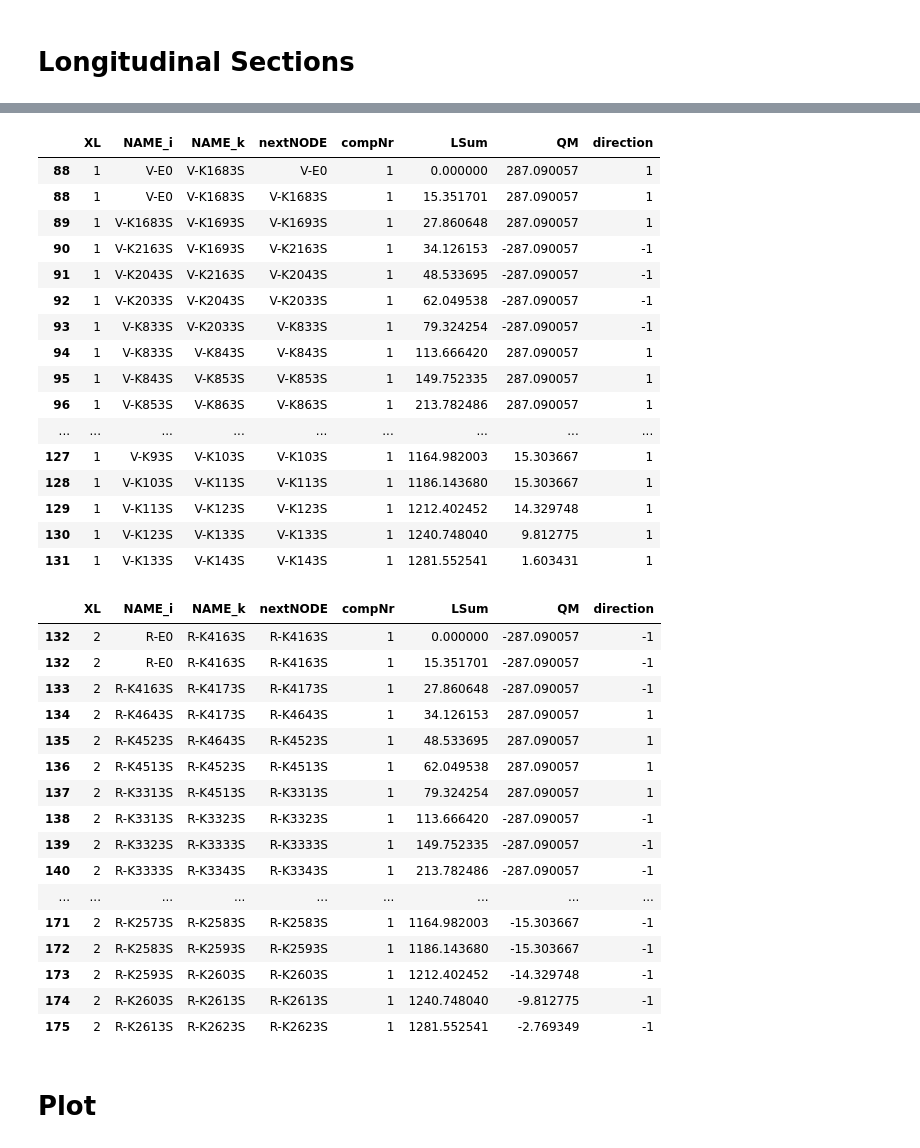
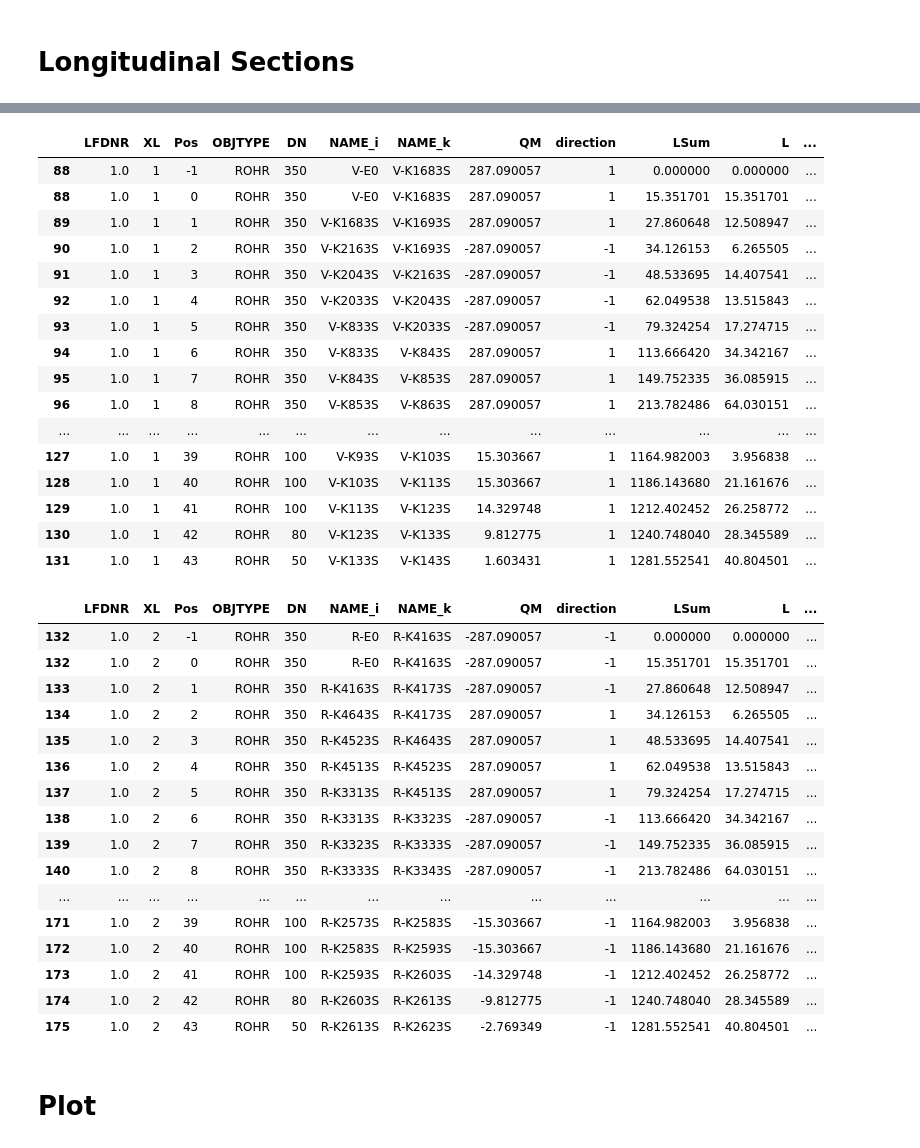
Before and after one commit to 3SConsult/PT3S, a Jupyter notebook: docs/Example3.ipynb, the cells around one changed output, grey strips where cells are left out. Cells and saved outputs as stored; diff of their text form; code cells hidden in the pictures.

```diff
--- a/docs/Example3.ipynb
+++ b/docs/Example3.ipynb
@@ -144,53 +152,60 @@ for col in [col for col in colsErg if type(col)==tuple]:
 # %%
 dfAGSN=m.V3_AGSN[
     (m.V3_AGSN['LFDNR']==1)
     &
     (m.V3_AGSN['XL']==1)
 ]
-dfAGSN[['XL','NAME_i','NAME_k','nextNODE','compNr','LSum','QM','direction']]
+colsAGSNBase=['LFDNR','XL','Pos']+['OBJTYPE'
+                                   #,'OBJID'
+                                   ,'DN'
+                                   #,'Am2','Vm3'
+                                   #,'NAME_CONT'
+                                   ,'NAME_i','NAME_k']+['QM','direction']+['LSum']
+
+dfAGSN[colsAGSNBase+['L','nextNODE','PH_n']]
 # %% [output]
-|  | XL | NAME_i | NAME_k | nextNODE | compNr | LSum | QM | direction |
-| 88 | 1 | V-E0 | V-K1683S | V-E0 | 1 | 0.000000 | 287.090057 | 1 |
-| 88 | 1 | V-E0 | V-K1683S | V-K1683S | 1 | 15.351701 | 287.090057 | 1 |
-| 89 | 1 | V-K1683S | V-K1693S | V-K1693S | 1 | 27.860648 | 287.090057 | 1 |
-| 90 | 1 | V-K2163S | V-K1693S | V-K2163S | 1 | 34.126153 | -287.090057 | -1 |
-| 91 | 1 | V-K2043S | V-K2163S | V-K2043S | 1 | 48.533695 | -287.090057 | -1 |
-| 92 | 1 | V-K2033S | V-K2043S | V-K2033S | 1 | 62.049538 | -287.090057 | -1 |
-| 93 | 1 | V-K833S | V-K2033S | V-K833S | 1 | 79.324254 | -287.090057 | -1 |
-| 94 | 1 | V-K833S | V-K843S | V-K843S | 1 | 113.666420 | 287.090057 | 1 |
-| 95 | 1 | V-K843S | V-K853S | V-K853S | 1 | 149.752335 | 287.090057 | 1 |
-| 96 | 1 | V-K853S | V-K863S | V-K863S | 1 | 213.782486 | 287.090057 | 1 |
-| ... | ... | ... | ... | ... | ... | ... | ... | ... |
-| 127 | 1 | V-K93S | V-K103S | V-K103S | 1 | 1164.982003 | 15.303667 | 1 |
-| 128 | 1 | V-K103S | V-K113S | V-K113S | 1 | 1186.143680 | 15.303667 | 1 |
-| 129 | 1 | V-K113S | V-K123S | V-K123S | 1 | 1212.402452 | 14.329748 | 1 |
-| 130 | 1 | V-K123S | V-K133S | V-K133S | 1 | 1240.748040 | 9.812775 | 1 |
-| 131 | 1 | V-K133S | V-K143S | V-K143S | 1 | 1281.552541 | 1.603431 | 1 |
+|  | LFDNR | XL | Pos | OBJTYPE | DN | NAME_i | NAME_k | QM | direction | LSum | L | ... |
+| 88 | 1.0 | 1 | -1 | ROHR | 350 | V-E0 | V-K1683S | 287.090057 | 1 | 0.000000 | 0.000000 | ... |
+| 88 | 1.0 | 1 | 0 | ROHR | 350 | V-E0 | V-K1683S | 287.090057 | 1 | 15.351701 | 15.351701 | ... |
+| 89 | 1.0 | 1 | 1 | ROHR | 350 | V-K1683S | V-K1693S | 287.090057 | 1 | 27.860648 | 12.508947 | ... |
+| 90 | 1.0 | 1 | 2 | ROHR | 350 | V-K2163S | V-K1693S | -287.090057 | -1 | 34.126153 | 6.265505 | ... |
+| 91 | 1.0 | 1 | 3 | ROHR | 350 | V-K2043S | V-K2163S | -287.090057 | -1 | 48.533695 | 14.407541 | ... |
+| 92 | 1.0 | 1 | 4 | ROHR | 350 | V-K2033S | V-K2043S | -287.090057 | -1 | 62.049538 | 13.515843 | ... |
+| 93 | 1.0 | 1 | 5 | ROHR | 350 | V-K833S | V-K2033S | -287.090057 | -1 | 79.324254 | 17.274715 | ... |
+| 94 | 1.0 | 1 | 6 | ROHR | 350 | V-K833S | V-K843S | 287.090057 | 1 | 113.666420 | 34.342167 | ... |
+| 95 | 1.0 | 1 | 7 | ROHR | 350 | V-K843S | V-K853S | 287.090057 | 1 | 149.752335 | 36.085915 | ... |
+| 96 | 1.0 | 1 | 8 | ROHR | 350 | V-K853S | V-K863S | 287.090057 | 1 | 213.782486 | 64.030151 | ... |
+| ... | ... | ... | ... | ... | ... | ... | ... | ... | ... | ... | ... | ... |
+| 127 | 1.0 | 1 | 39 | ROHR | 100 | V-K93S | V-K103S | 15.303667 | 1 | 1164.982003 | 3.956838 | ... |
+| 128 | 1.0 | 1 | 40 | ROHR | 100 | V-K103S | V-K113S | 15.303667 | 1 | 1186.143680 | 21.161676 | ... |
+| 129 | 1.0 | 1 | 41 | ROHR | 100 | V-K113S | V-K123S | 14.329748 | 1 | 1212.402452 | 26.258772 | ... |
+| 130 | 1.0 | 1 | 42 | ROHR | 80 | V-K123S | V-K133S | 9.812775 | 1 | 1240.748040 | 28.345589 | ... |
+| 131 | 1.0 | 1 | 43 | ROHR | 50 | V-K133S | V-K143S | 1.603431 | 1 | 1281.552541 | 40.804501 | ... |
 # %%
 dfAGSNRL=m.V3_AGSN[
     (m.V3_AGSN['LFDNR']==1)
     &
     (m.V3_AGSN['XL']==2)
 ]
-dfAGSNRL[['XL','NAME_i','NAME_k','nextNODE','compNr','LSum','QM','direction']]
+dfAGSNRL[colsAGSNBase+['L','nextNODE','PH_n']]
 # %% [output]
-|  | XL | NAME_i | NAME_k | nextNODE | compNr | LSum | QM | direction |
-| 132 | 2 | R-E0 | R-K4163S | R-K4163S | 1 | 0.000000 | -287.090057 | -1 |
-| 132 | 2 | R-E0 | R-K4163S | R-K4163S | 1 | 15.351701 | -287.090057 | -1 |
-| 133 | 2 | R-K4163S | R-K4173S | R-K4173S | 1 | 27.860648 | -287.090057 | -1 |
-| 134 | 2 | R-K4643S | R-K4173S | R-K4643S | 1 | 34.126153 | 287.090057 | 1 |
-| 135 | 2 | R-K4523S | R-K4643S | R-K4523S | 1 | 48.533695 | 287.090057 | 1 |
-| 136 | 2 | R-K4513S | R-K4523S | R-K4513S | 1 | 62.049538 | 287.090057 | 1 |
-| 137 | 2 | R-K3313S | R-K4513S | R-K3313S | 1 | 79.324254 | 287.090057 | 1 |
-| 138 | 2 | R-K3313S | R-K3323S | R-K3323S | 1 | 113.666420 | -287.090057 | -1 |
-| 139 | 2 | R-K3323S | R-K3333S | R-K3333S | 1 | 149.752335 | -287.090057 | -1 |
-| 140 | 2 | R-K3333S | R-K3343S | R-K3343S | 1 | 213.782486 | -287.090057 | -1 |
-| ... | ... | ... | ... | ... | ... | ... | ... | ... |
-| 171 | 2 | R-K2573S | R-K2583S | R-K2583S | 1 | 1164.982003 | -15.303667 | -1 |
-| 172 | 2 | R-K2583S | R-K2593S | R-K2593S | 1 | 1186.143680 | -15.303667 | -1 |
-| 173 | 2 | R-K2593S | R-K2603S | R-K2603S | 1 | 1212.402452 | -14.329748 | -1 |
-| 174 | 2 | R-K2603S | R-K2613S | R-K2613S | 1 | 1240.748040 | -9.812775 | -1 |
-| 175 | 2 | R-K2613S | R-K2623S | R-K2623S | 1 | 1281.552541 | -2.769349 | -1 |
+|  | LFDNR | XL | Pos | OBJTYPE | DN | NAME_i | NAME_k | QM | direction | LSum | L | ... |
+| 132 | 1.0 | 2 | -1 | ROHR | 350 | R-E0 | R-K4163S | -287.090057 | -1 | 0.000000 | 0.000000 | ... |
+| 132 | 1.0 | 2 | 0 | ROHR | 350 | R-E0 | R-K4163S | -287.090057 | -1 | 15.351701 | 15.351701 | ... |
+| 133 | 1.0 | 2 | 1 | ROHR | 350 | R-K4163S | R-K4173S | -287.090057 | -1 | 27.860648 | 12.508947 | ... |
+| 134 | 1.0 | 2 | 2 | ROHR | 350 | R-K4643S | R-K4173S | 287.090057 | 1 | 34.126153 | 6.265505 | ... |
+| 135 | 1.0 | 2 | 3 | ROHR | 350 | R-K4523S | R-K4643S | 287.090057 | 1 | 48.533695 | 14.407541 | ... |
+| 136 | 1.0 | 2 | 4 | ROHR | 350 | R-K4513S | R-K4523S | 287.090057 | 1 | 62.049538 | 13.515843 | ... |
+| 137 | 1.0 | 2 | 5 | ROHR | 350 | R-K3313S | R-K4513S | 287.090057 | 1 | 79.324254 | 17.274715 | ... |
+| 138 | 1.0 | 2 | 6 | ROHR | 350 | R-K3313S | R-K3323S | -287.090057 | -1 | 113.666420 | 34.342167 | ... |
+| 139 | 1.0 | 2 | 7 | ROHR | 350 | R-K3323S | R-K3333S | -287.090057 | -1 | 149.752335 | 36.085915 | ... |
+| 140 | 1.0 | 2 | 8 | ROHR | 350 | R-K3333S | R-K3343S | -287.090057 | -1 | 213.782486 | 64.030151 | ... |
+| ... | ... | ... | ... | ... | ... | ... | ... | ... | ... | ... | ... | ... |
+| 171 | 1.0 | 2 | 39 | ROHR | 100 | R-K2573S | R-K2583S | -15.303667 | -1 | 1164.982003 | 3.956838 | ... |
+| 172 | 1.0 | 2 | 40 | ROHR | 100 | R-K2583S | R-K2593S | -15.303667 | -1 | 1186.143680 | 21.161676 | ... |
+| 173 | 1.0 | 2 | 41 | ROHR | 100 | R-K2593S | R-K2603S | -14.329748 | -1 | 1212.402452 | 26.258772 | ... |
+| 174 | 1.0 | 2 | 42 | ROHR | 80 | R-K2603S | R-K2613S | -9.812775 | -1 | 1240.748040 | 28.345589 | ... |
+| 175 | 1.0 | 2 | 43 | ROHR | 50 | R-K2613S | R-K2623S | -2.769349 | -1 | 1281.552541 | 40.804501 | ... |
 # %% [markdown]
 # Plot
 # %% [markdown]
```
Also changed, not shown: parts of 38 cells of this notebook, 5 other files.
